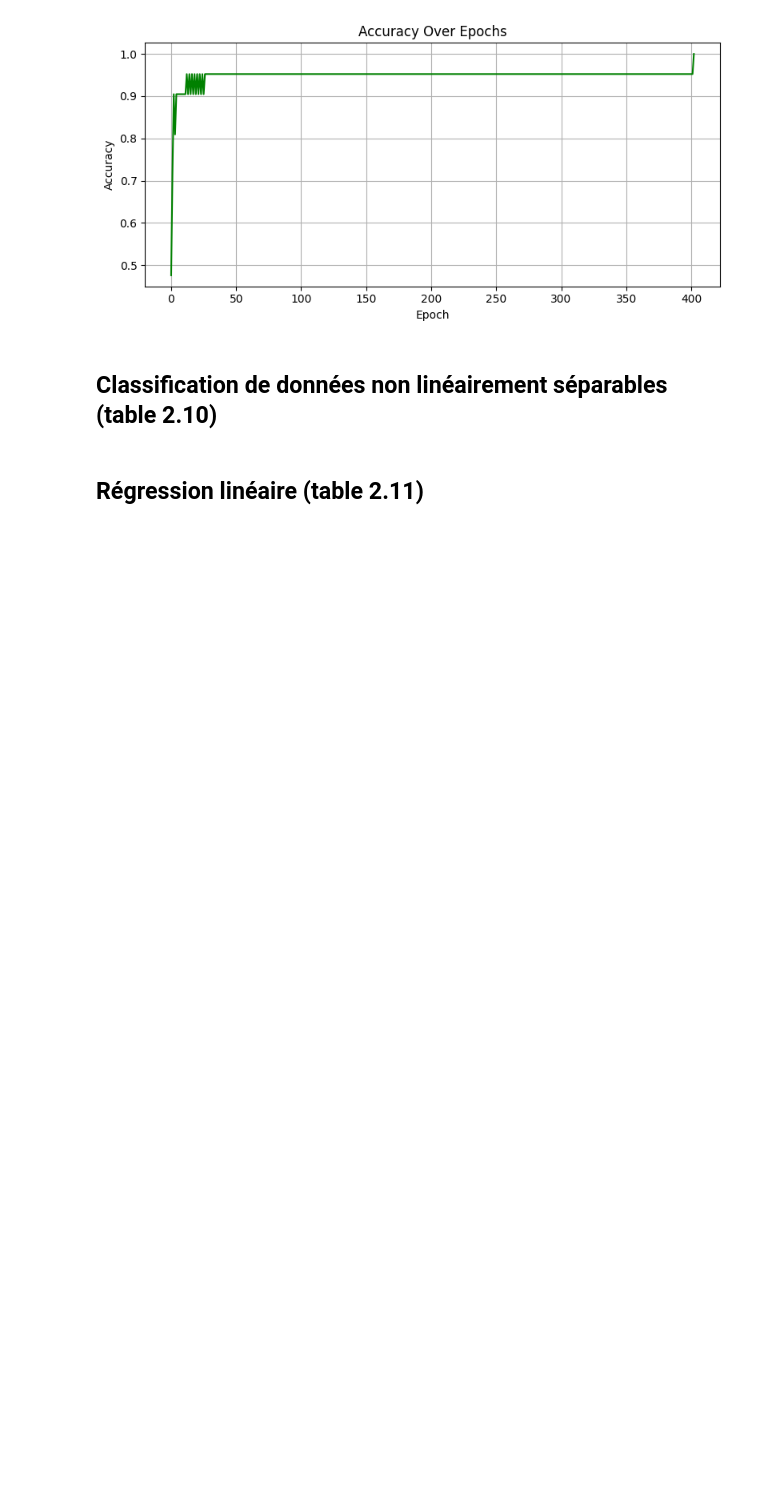
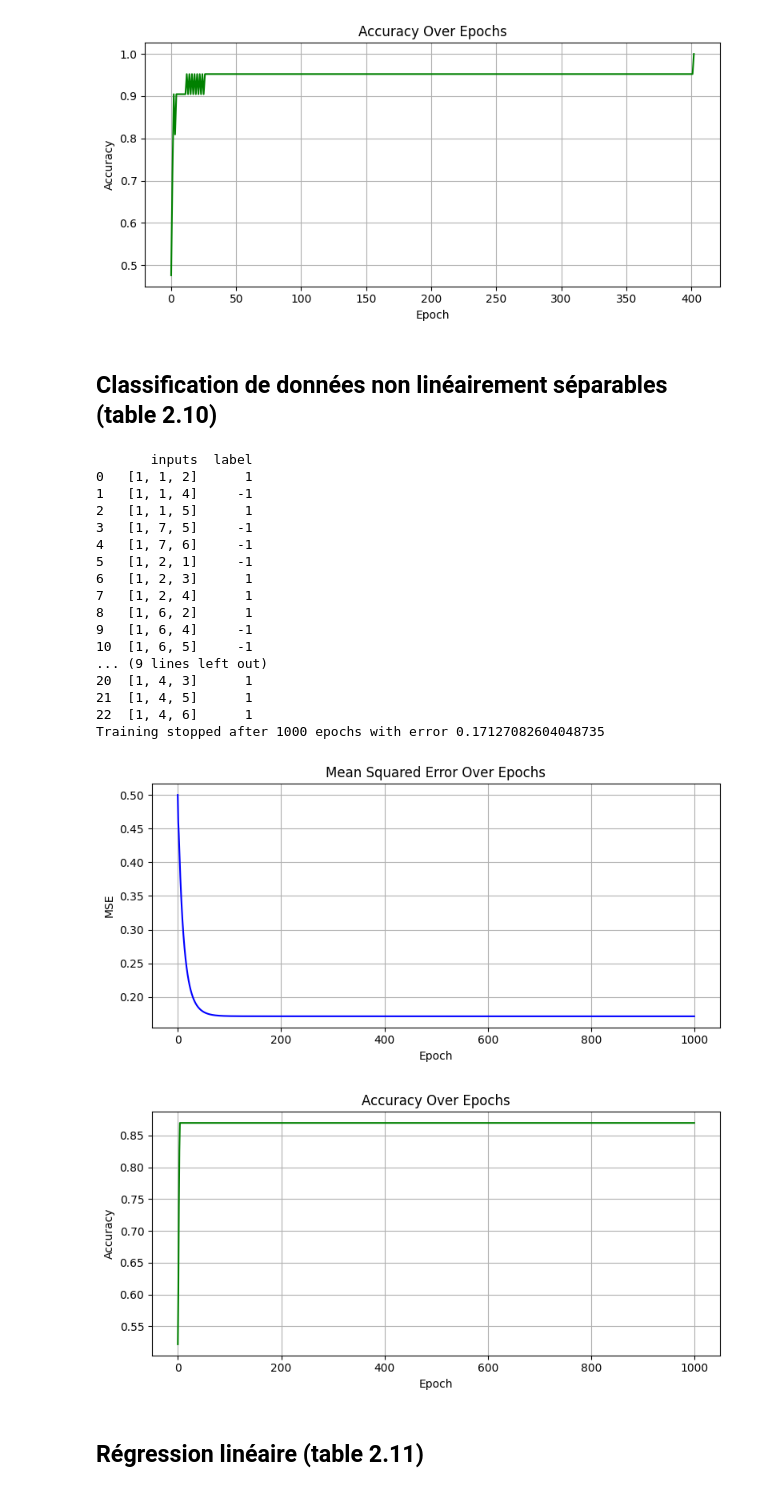
Before and after one commit to abrumsen/Perceptron, a Jupyter notebook: notebooks/gradient.ipynb, the cells around one changed output. Cells and saved outputs as stored; diff of their text form; code cells hidden in the pictures; blank space fills up the shorter version.

```diff
--- a/notebooks/gradient.ipynb
+++ b/notebooks/gradient.ipynb
@@ -113,7 +113,58 @@ Training complete after 403 epochs.
 # %% [markdown]
 ## Classification de données non linéairement séparables (table 2.10)
 # %%
-# TO DO
+from perceptron import PerceptronGradient
+from utils.data_processing import load_dataframe_from_file
+import matplotlib.pyplot as plt
+import numpy as np
+
+perceptron_gradient = PerceptronGradient(input_size=2, learning_rate=0.0015, epochs=1000)
+# Chargement des données
+df = load_dataframe_from_file("../datasets/table_2_10.csv")
+print(df)
+perceptron_gradient.weights = np.array([0.0, 0.0, 0.0])
+
+history = perceptron_gradient.mode_choose(training_data=df, seuil=5, mode="classification")
+
+df = history.df
+
+plt.figure(figsize=(8, 4))
+plt.plot(df['epoch'], df['mse'], label='MSE', color='blue')
+plt.xlabel("Epoch")
+plt.ylabel("MSE")
+plt.title("Mean Squared Error Over Epochs")
+plt.grid(True)
+plt.tight_layout()
+plt.show()
+
+plt.figure(figsize=(8, 4))
+plt.plot(df['epoch'], df['accuracy'], label='Accuracy', color='green')
+plt.xlabel("Epoch")
+plt.ylabel("Accuracy")
+plt.title("Accuracy Over Epochs")
+plt.grid(True)
+plt.tight_layout()
+plt.show()
+# %% [output]
+       inputs  label
+0   [1, 1, 2]      1
+1   [1, 1, 4]     -1
+2   [1, 1, 5]      1
+3   [1, 7, 5]     -1
+4   [1, 7, 6]     -1
+5   [1, 2, 1]     -1
+6   [1, 2, 3]      1
+7   [1, 2, 4]      1
+8   [1, 6, 2]      1
+9   [1, 6, 4]     -1
+10  [1, 6, 5]     -1
+... (9 lines left out)
+20  [1, 4, 3]      1
+21  [1, 4, 5]      1
+22  [1, 4, 6]      1
+Training stopped after 1000 epochs with error 0.17127082604048735
+[figure, added]
+[figure, added]
 # %% [markdown]
 ## Régression linéaire (table 2.11)
 # %%
```
Also changed, not shown: parts of 3 cells of this notebook.
